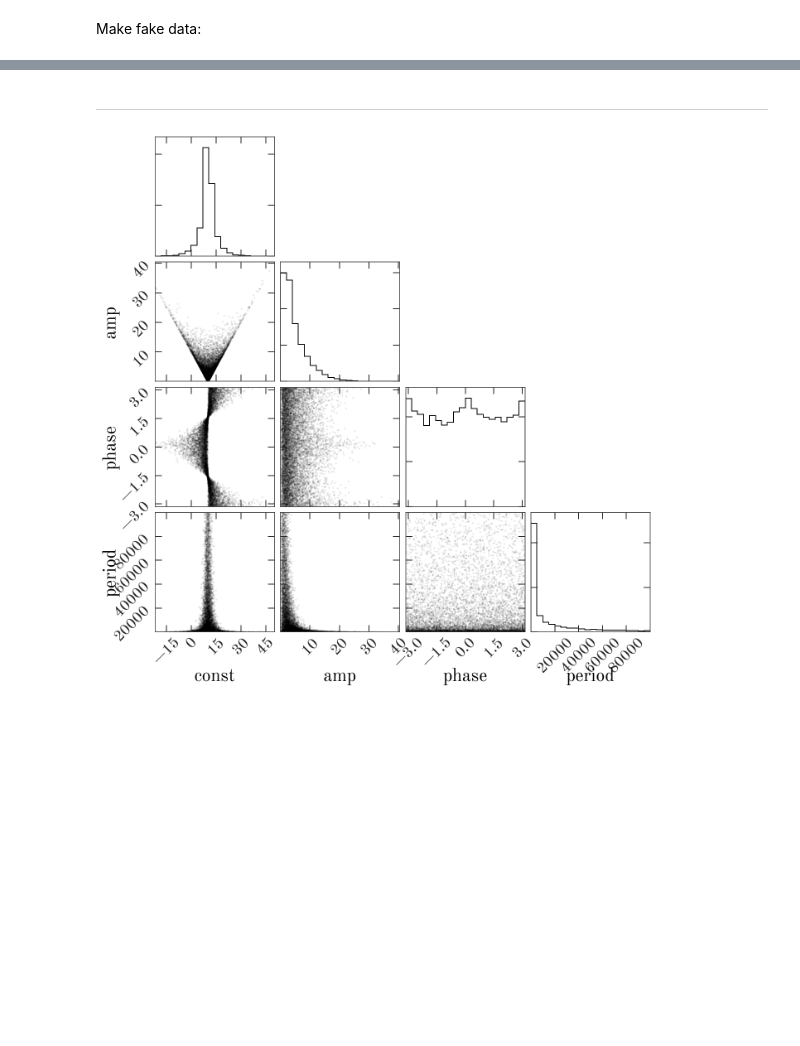
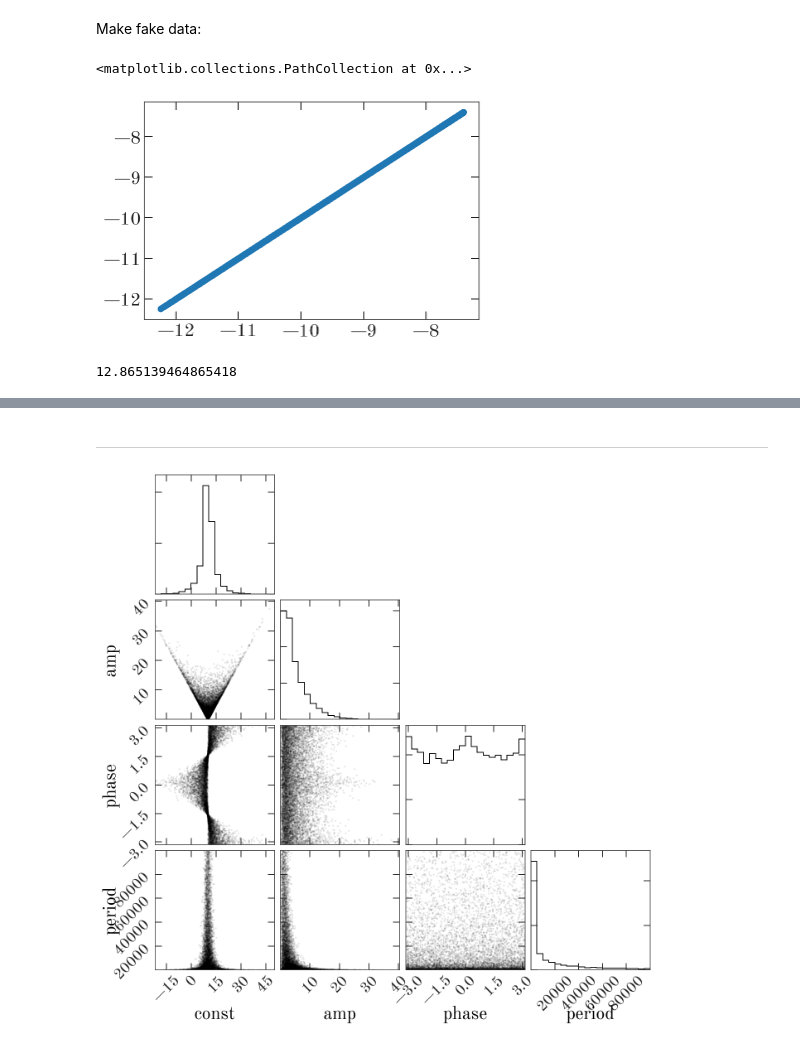
Before and after one commit to adrn/TheSimplestJoker, a Jupyter notebook: ConstCosSin-model.ipynb, the cells around one changed output, grey strips where cells are left out. Drawn from its saved outputs; the diff is of its cells as text; code cells hidden in the pictures; blank space fills up the shorter version.

```diff
--- a/ConstCosSin-model.ipynb
+++ b/ConstCosSin-model.ipynb
@@ -62,4 +92,13 @@ for i in range(nsamples):
     samples[i] = np.random.multivariate_normal(b, B)
+# %%
+plt.scatter(lls, lls_hogg)
+# %% [output]
+<matplotlib.collections.PathCollection at 0x...>
+[figure, added]
+# %%
+(N + len(mu_th)) * np.log(2*np.pi)
+# %% [output]
+12.865139464865418
 # %%
 uu = np.random.uniform(size=nsamples)
 good_samples_mask = uu < np.exp(lls - lls.max())
```
Also changed, not shown: parts of 22 cells of this notebook.
